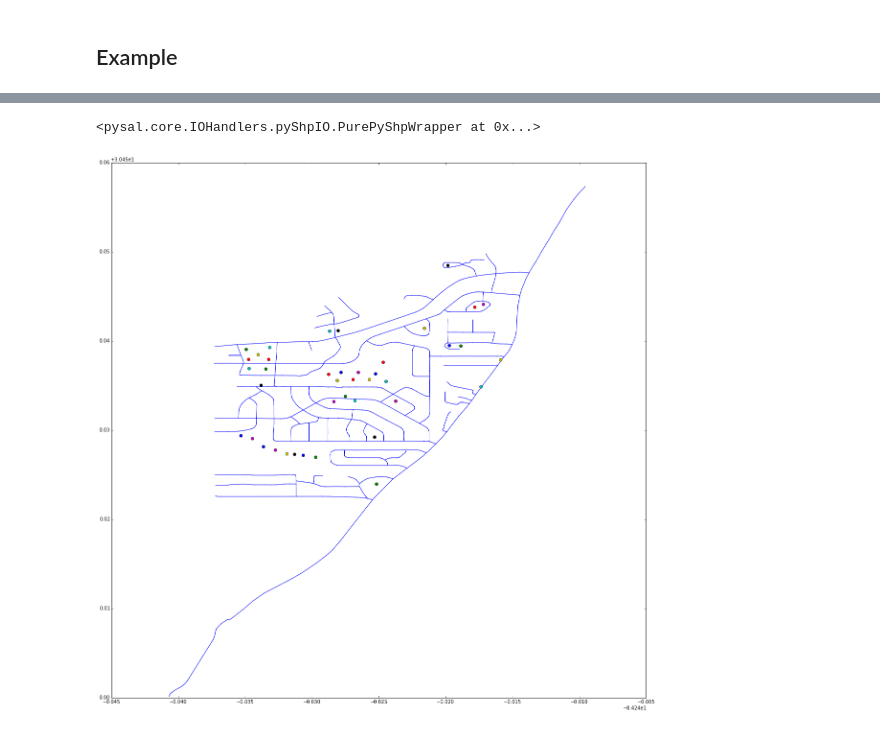
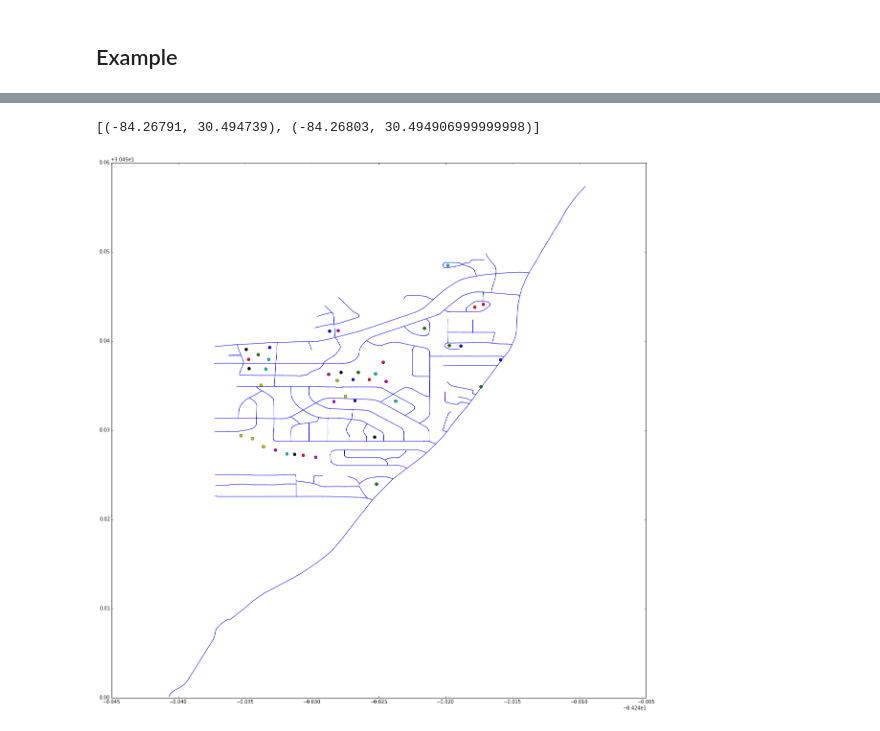
Before and after one commit to pysal/spaghetti, a Jupyter notebook: snapping.ipynb, the cells around one changed output, grey strips where cells are left out. Cells and saved outputs as stored; diff of their text form; code cells hidden in the pictures.

```diff
--- a/snapping.ipynb
+++ b/snapping.ipynb
@@ -139,7 +139,11 @@ segments = [ chain for chain in eb]
 # %%
 ep = ps.open(ps.examples.get_path("eberly_net_pts_offnetwork.shp"))
 # %%
-points = [ point for point in ep]
+points = {}
+for i,pnt in enumerate(ep):
+    points[i] = pnt
+
+#points
 # %%
 #plotting
 figsize(20,20)
@@ -152,7 +156,7 @@ for segment in segments:
     network.append((y1,y2))
     network.append('b')
 plot(*network)
-for point in points:
+for i,point in points.iteritems():
     x,y = point
     plot(x,y, 'o')
 xlim(-1,25)
@@ -174,8 +178,8 @@ for segment in segments:
     network.append((y1,y2))
     network.append('b')
 plot(*network)
-for point in points:
-    snapped = res[point]
+for i,point in points.iteritems():
+    snapped = res[i]
     x,y = snapped[1]
     #print point,snapped
     plot(x,y, 'o')
@@ -213,35 +217,37 @@ wvn = ps.open("Waverly.shp")
 chains = [ chain for chain in wvn]
 # %%
 bus = ps.open("Fake_Waverly_Bus.shp")
-points = [ point for point in bus]
+points = {}
+for i,pnt in enumerate(bus):
+    points[i] = pnt
 # %%
 segments = []
 for chain in chains:
     nc = len(chain.vertices)
     for i in range(nc-1):
         segments.append(ps.cg.Chain(chain.vertices[i:i+2]))
-# %%
-bus
-# %% [output]
-<pysal.core.IOHandlers.pyShpIO.PurePyShpWrapper at 0x...>
+# %%
+chain.vertices[i:i+2]
+# %% [output]
+[(-84.26791, 30.494739), (-84.26803, 30.494906999999998)]
 # %%
 res = snapPointsOnSegments(points, segments)
 # %%
 figsize(20,20)
 network = []
 for segment in segments:
     head,tail = segment.vertices
     x1,y1 = head
     x2,y2 = tail
     network.append((x1,x2))
     network.append((y1,y2))
     network.append('b')
 plot(*network)
-for point in points:
+for i,point in points.iteritems():
     x,y = point
     plot(x,y, 'o')
 # %% [output]
-[figure, old version]
+[figure, new version]
 # %%
 #plotting
 figsize(20,20)
```
Also changed, not shown: parts of 14 cells of this notebook, 2 other files.
